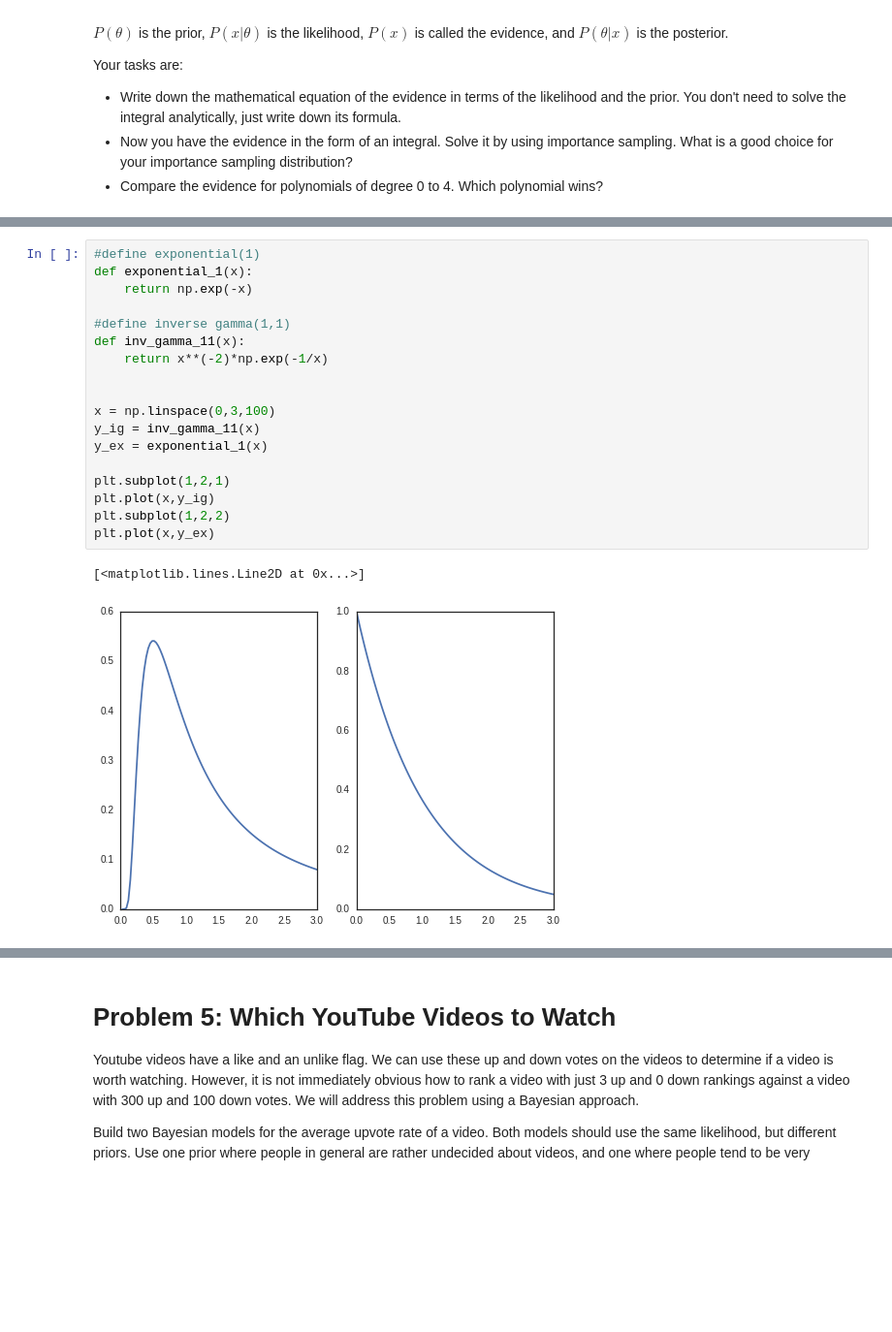
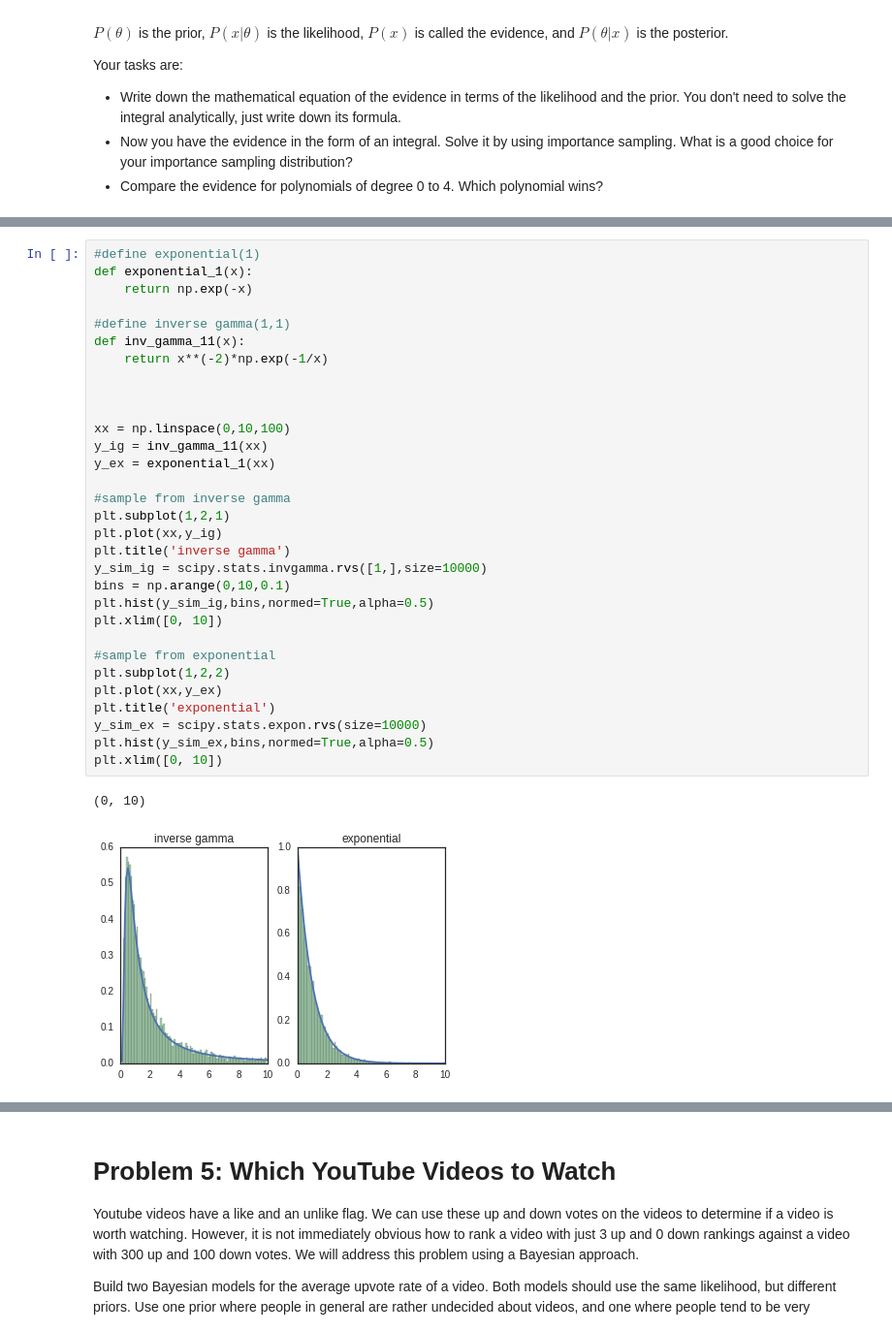
Before and after one commit to kevinchen1000/2016, a Jupyter notebook: Homework/AM207_yufengkevinchen_HW2.ipynb, the cells around one changed output, grey strips where cells are left out. Shown at 97% size. Cells and saved outputs as stored; diff of their text form; blank space fills up the shorter version.

```diff
--- a/Homework/AM207_yufengkevinchen_HW2.ipynb
+++ b/Homework/AM207_yufengkevinchen_HW2.ipynb
@@ -365,21 +370,34 @@ $P(x) = \int_\Omega N(a_0 + a_1x + ... + a_ix^i,\sigma) e^{-a_0-...a_i} \sigma^{
 # %%
 #define exponential(1)
 def exponential_1(x):
     return np.exp(-x)
 
 #define inverse gamma(1,1)
 def inv_gamma_11(x):
     return x**(-2)*np.exp(-1/x)
 
 
-x = np.linspace(0,3,100)
-y_ig = inv_gamma_11(x)
-y_ex = exponential_1(x)
 
+xx = np.linspace(0,10,100)
+y_ig = inv_gamma_11(xx)
+y_ex = exponential_1(xx)
+
+#sample from inverse gamma
 plt.subplot(1,2,1)
-plt.plot(x,y_ig)
+plt.plot(xx,y_ig)
+plt.title('inverse gamma')
+y_sim_ig = scipy.stats.invgamma.rvs([1,],size=10000)
+bins = np.arange(0,10,0.1)
+plt.hist(y_sim_ig,bins,normed=True,alpha=0.5)
+plt.xlim([0, 10])
+
+#sample from exponential
 plt.subplot(1,2,2)
-plt.plot(x,y_ex)
+plt.plot(xx,y_ex)
+plt.title('exponential')
+y_sim_ex = scipy.stats.expon.rvs(size=10000)
+plt.hist(y_sim_ex,bins,normed=True,alpha=0.5)
+plt.xlim([0, 10])
 # %% [output]
-[<matplotlib.lines.Line2D at 0x...>]
+(0, 10)
-[figure, old version]
+[figure, new version]
```
Also changed, not shown: parts of 6 cells of this notebook.
